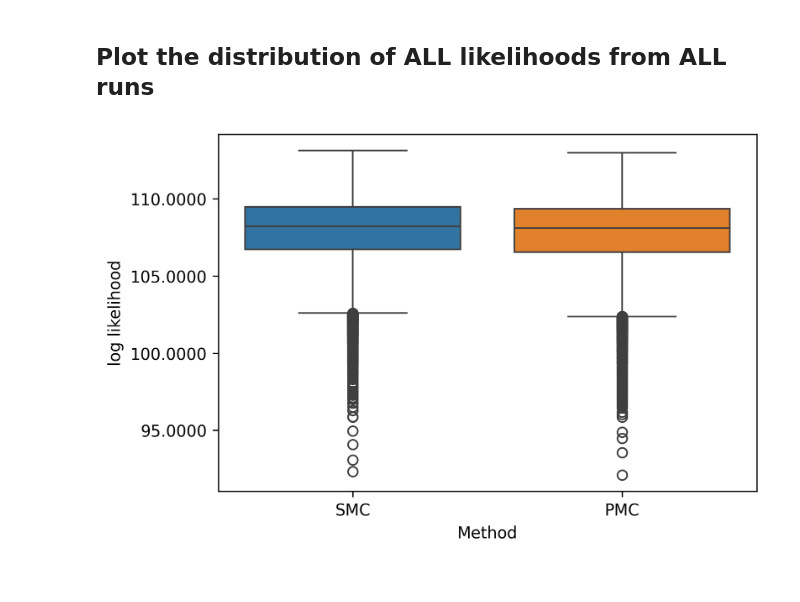
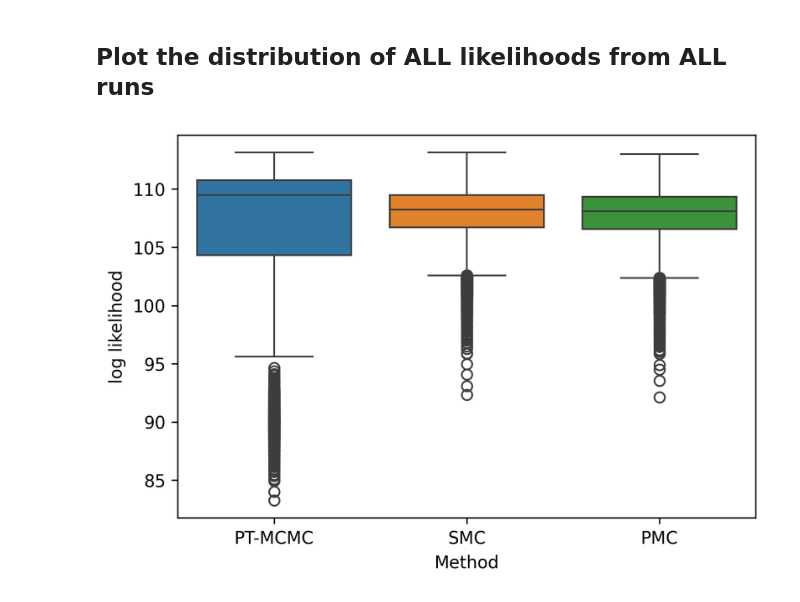
Before and after one commit to LarkinIt/AMICI-BayesianBenchmark, a Jupyter notebook: compare_methods.ipynb, the cells around one changed output. Saved outputs shown, nothing was run; the diff lists cells and outputs as text; code cells hidden in the pictures.

Commit message:
Updated visualization files

```diff
--- a/compare_methods.ipynb
+++ b/compare_methods.ipynb
@@ -13,7 +13,7 @@ from modelproblem import ModelProblem
 from result_classes import Result,MethodResults
 # %%
 prob_name = "EGFR"
-methods = ["smc", "pmc"]
+methods = ["ptmcmc","smc", "pmc"]
 
 mod_prob = ModelProblem(prob_name)
 mod_prob.initialize()
@@ -75,17 +85,17 @@ except ValueError:
 # %%
 plt.figure(dpi=300, figsize=(6,4))
 llhs = np.array([x.get_llhs().flatten() for x in grouped_results], dtype=object)
 
 #llhs[llhs<-20000] = -7500
 llh_df = pd.DataFrame()
 for llh_arr, method in zip(llhs, methods):
 	temp_df = pd.DataFrame()
 	temp_df[method] = llh_arr
 	llh_df = pd.concat([llh_df, temp_df])
 
 sns.boxplot(llh_df, showfliers=True)
 plt.xticks(range(len(methods)), [x.abbr for x in grouped_results])
 plt.xlabel("Method"); plt.ylabel("log likelihood");
-plt.gca().yaxis.set_major_formatter("{x:.4f}")
+#plt.gca().yaxis.set_major_formatter("{x:.4f}")
 # %% [output]
-[figure, old version]
+[figure, new version]
```
Also changed, not shown: parts of 4 cells of this notebook, 3 other files.
